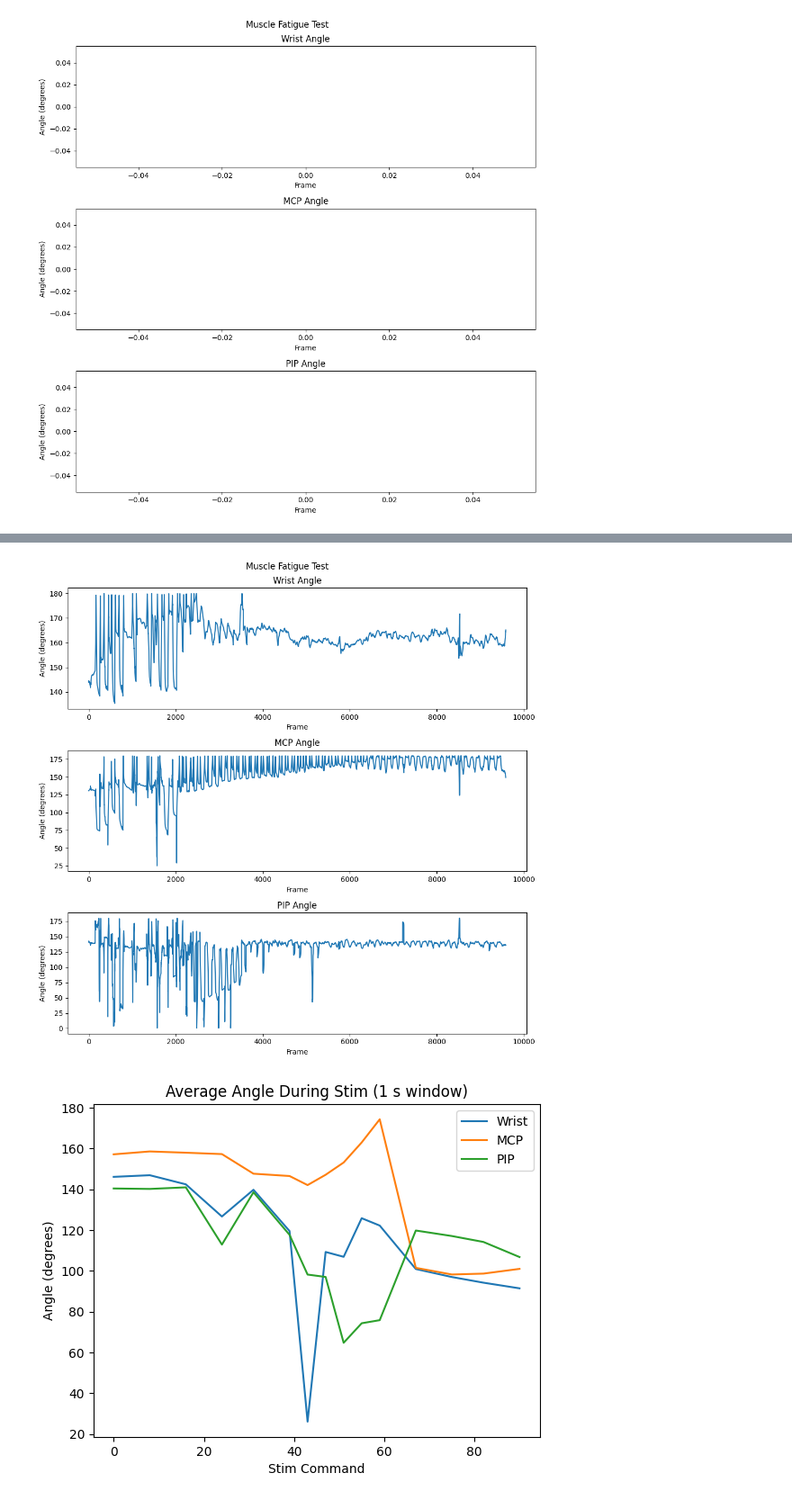
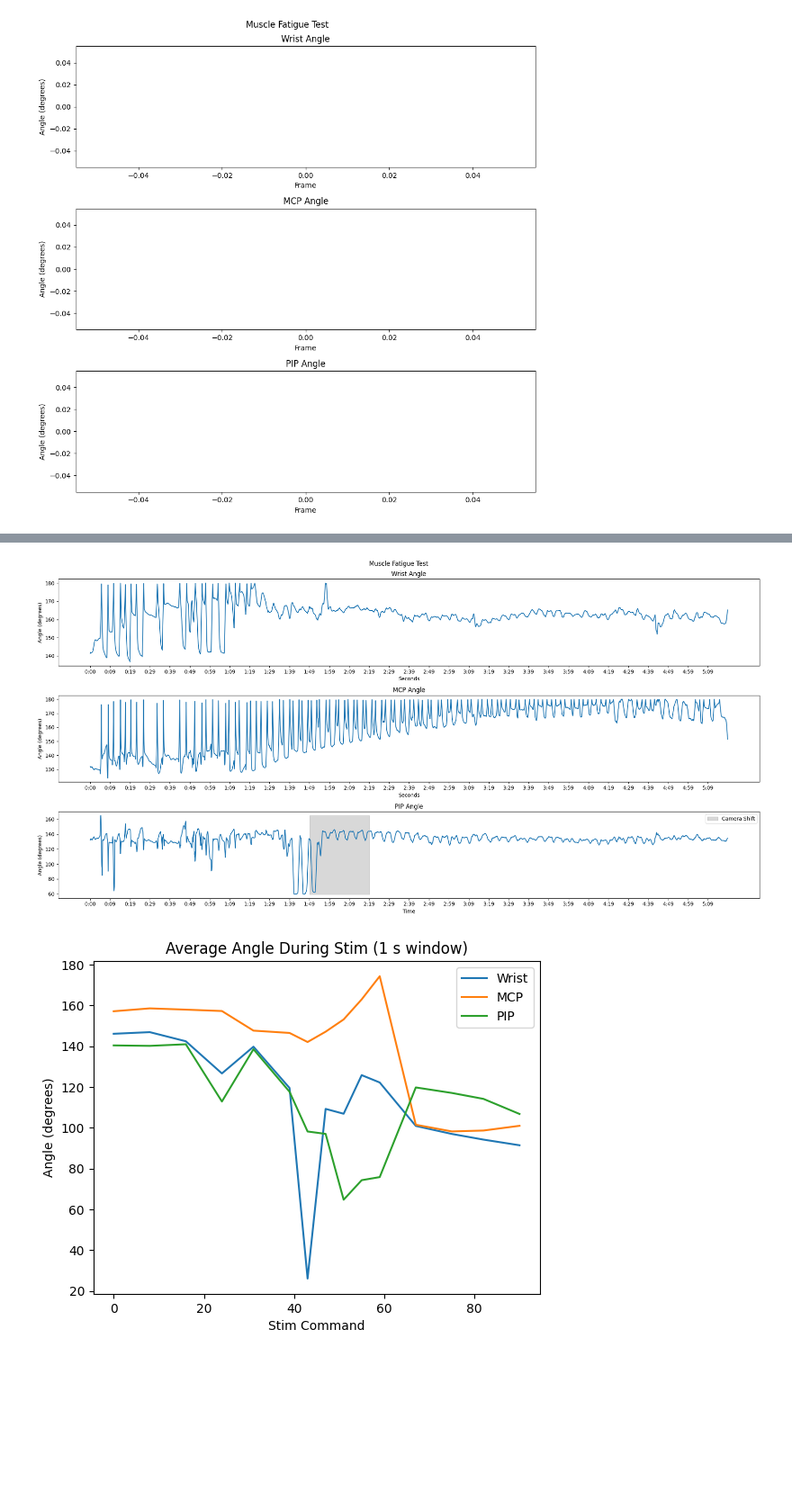
Before and after one commit to draeloslab/stim_behavior, a Jupyter notebook: notebooks/dlc_angles.ipynb, the cells around one changed output, grey strips where cells are left out. Shown at 90% size. Cells and saved outputs as stored; diff of their text form; code cells hidden in the pictures; blank space fills up the shorter version.

Commit message:
more plots

```diff
--- a/notebooks/dlc_angles.ipynb
+++ b/notebooks/dlc_angles.ipynb
@@ -5,7 +5,7 @@ import matplotlib.pyplot as plt
 # Load the data
 # data = pd.read_csv("/home/jakejoseph/Desktop/Joseph_Code/MVI_0288DLC_resnet50_RhodesInRigWithMarksAug18shuffle1_300000.csv", skiprows=3, header=None)
 #Data from muscle fatigue test
-data = pd.read_csv("/home/jakejoseph/Desktop/FES_V1-Joseph-2023-10-16/videos/MVI_0401DLC_resnet50_FES_V1Oct16shuffle1_104000.csv", skiprows=3, header=None)
+data = pd.read_csv("/home/jakejoseph/Desktop/FES_V1-Joseph-2023-10-16/videos/MVI_0401DLC_resnet50_FES_V1Oct16shuffle1_38000.csv", skiprows=3, header=None)
 # %%
 #Initialize variables
 stimCmds  = [0, 8, 16, 24, 31, 39, 43, 47, 51, 55, 59, 67, 75, 82, 90]
@@ -157,27 +170,44 @@ for i in range(len(data)):  #save angle for each posture for all frames
     pipAngle.append(calculate_angle(mcp, pip, dip))
 # %%
 #Plotting Angles over Time
-fig, axs = plt.subplots(3,1, figsize=(10,10))
 
-axs[0].plot(wristAngle)
+# Time array (in seconds)
+time = np.arange(len(wristAngle)) / 30
+# Convert time to minutes:seconds format
+time_labels = [f'{int(t // 60)}:{int(t % 60):02d}' for t in time]
+
+slice_interval = 10# seconds
+slicing_indices = np.arange(0, len(time), slice_interval * fps).astype(int)
+
+fig, axs = plt.subplots(3,1, figsize=(20,10))
+
+axs[0].plot(time,wristAngle)
 axs[0].set_title("Wrist Angle")
-axs[0].set_xlabel("Frame")
+axs[0].set_xlabel("Seconds")
 axs[0].set_ylabel("Angle (degrees)")
+axs[0].set_xticks(time[slicing_indices], [time_labels[i] for i in slicing_indices])
 
-axs[1].plot(mcpAngle)
+
+axs[1].plot(time,mcpAngle)
 axs[1].set_title("MCP Angle")
-axs[1].set_xlabel("Frame")
+axs[1].set_xlabel("Seconds")
 axs[1].set_ylabel("Angle (degrees)")
+axs[1].set_xticks(time[slicing_indices], [time_labels[i] for i in slicing_indices])
 
-axs[2].plot(pipAngle)
+
+axs[2].plot(time,pipAngle)
 axs[2].set_title("PIP Angle")
-axs[2].set_xlabel("Frame")
+axs[2].set_xlabel("Time")
 axs[2].set_ylabel("Angle (degrees)")
+axs[2].set_xticks(time[slicing_indices], [time_labels[i] for i in slicing_indices])
+axs[2].fill_between(time, min(pipAngle), max(pipAngle), where=(time >= 110) & (time <= 140), color='grey', alpha=0.3, label='Camera Shift')
+plt.legend()
 fig.suptitle("Muscle Fatigue Test")
 plt.tight_layout()
+
 plt.show()
 # %% [output]
-[figure, old version]
+[figure, new version]
 # %%
 # Taking a 1 second window around each stim command (30 fps)
 wristStim = [np.mean(wristAngle[max(i-15, 0):min(i+15, len(wristAngle))]) for i in useFramesMove]
```
Also changed, not shown: parts of 3 cells of this notebook.
